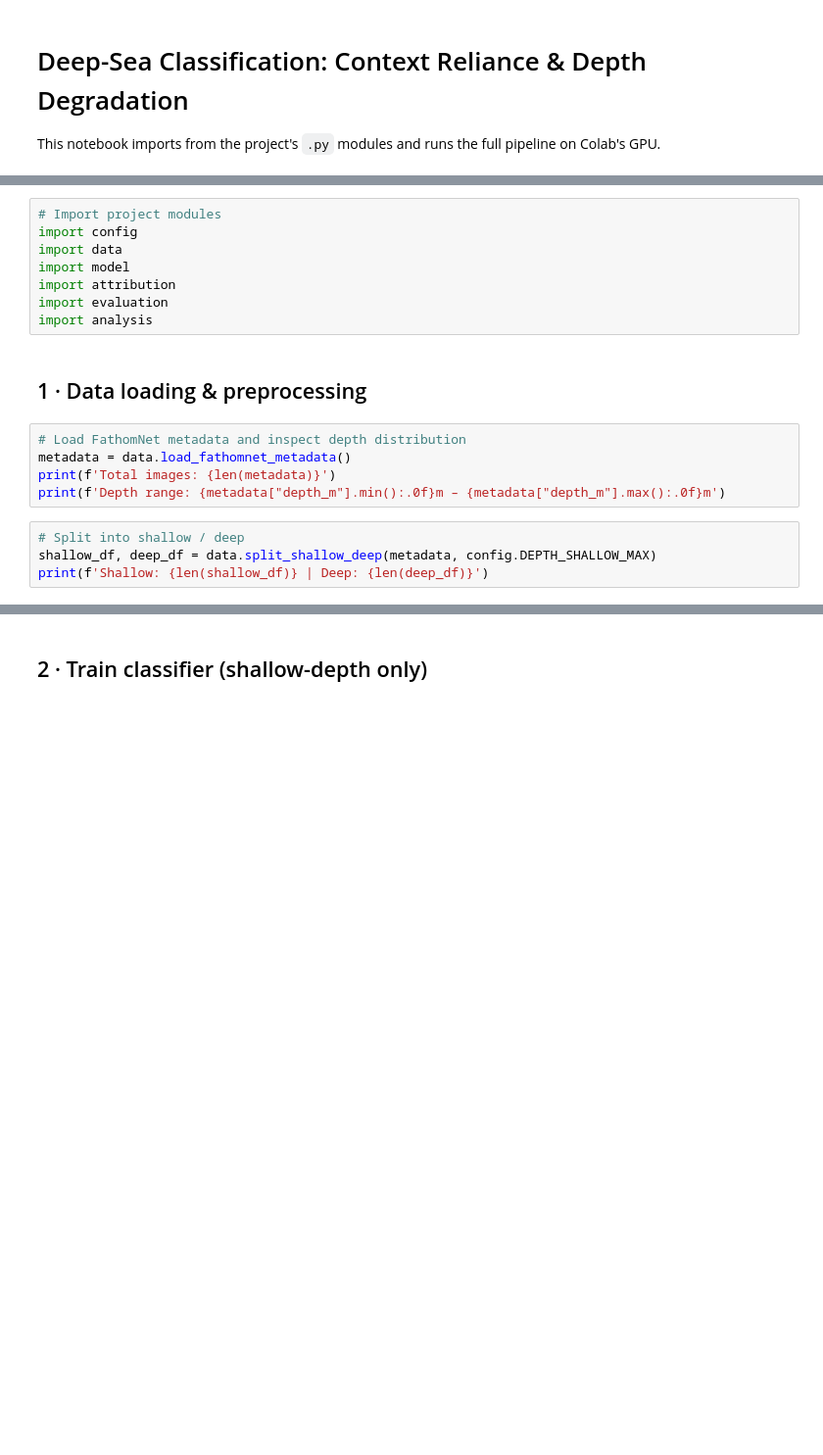
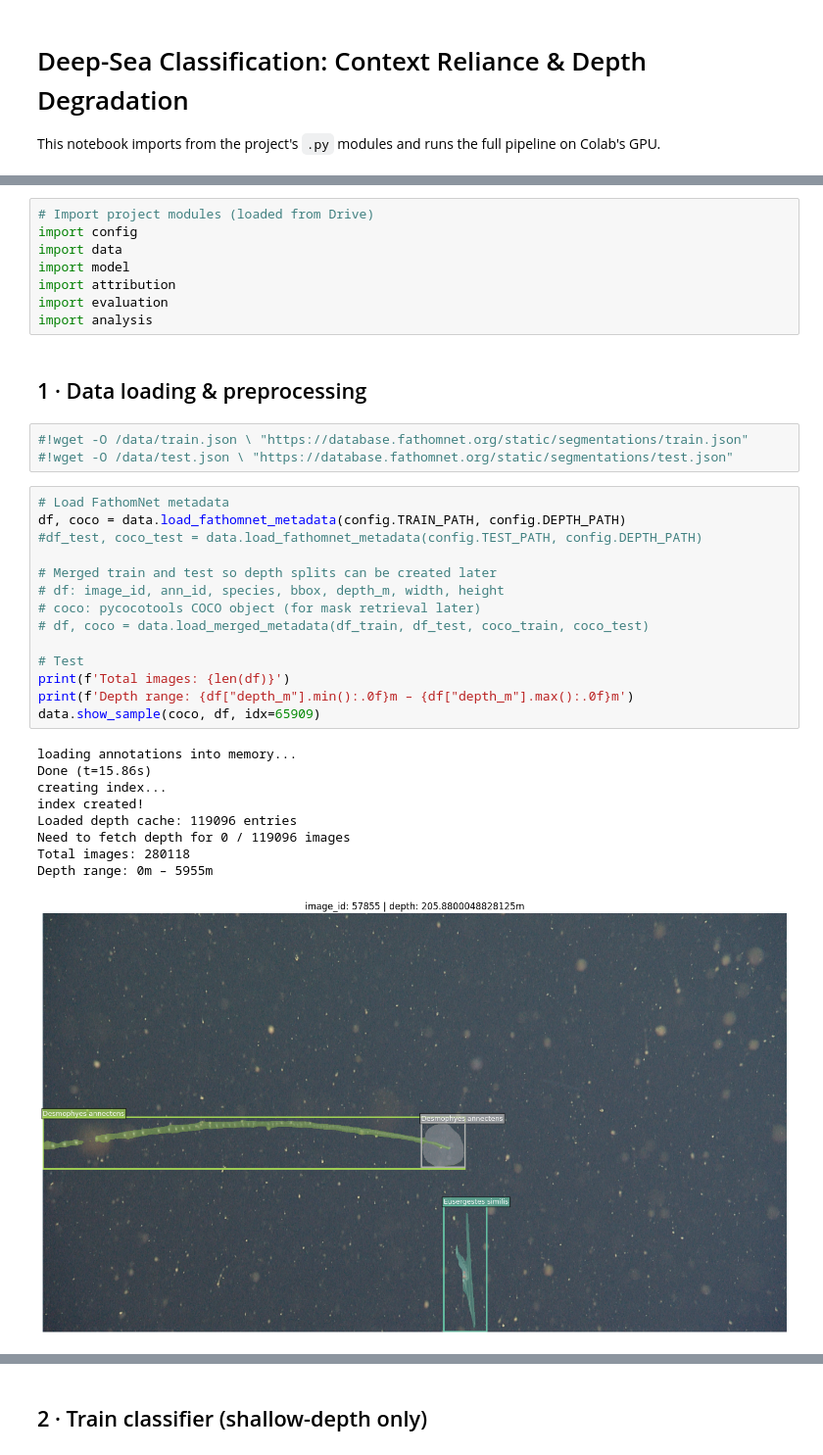
Before and after one commit to kay-asp/cv-project, a Jupyter notebook: run_pipeline.ipynb, the cells around one changed output, grey strips where cells are left out. Shown at 98% size. Drawn from its saved outputs; the diff is of its cells as text; blank space fills up the shorter version.

```diff
--- a/run_pipeline.ipynb
+++ b/run_pipeline.ipynb
@@ -22,5 +55,5 @@ print(f'Using device: {device}')
 # %%
-# Import project modules
+# Import project modules (loaded from Drive)
 import config
 import data
 import model
@@ -29,12 +62,30 @@ import evaluation
 import analysis
 # %% [markdown]
 ## 1 · Data loading & preprocessing
-# %%
-# Load FathomNet metadata and inspect depth distribution
-metadata = data.load_fathomnet_metadata()
-print(f'Total images: {len(metadata)}')
-print(f'Depth range: {metadata["depth_m"].min():.0f}m – {metadata["depth_m"].max():.0f}m')
-# %%
-# Split into shallow / deep
-shallow_df, deep_df = data.split_shallow_deep(metadata, config.DEPTH_SHALLOW_MAX)
-print(f'Shallow: {len(shallow_df)} | Deep: {len(deep_df)}')
+# %%
+#!wget -O /data/train.json \ "https://database.fathomnet.org/static/segmentations/train.json"
+#!wget -O /data/test.json \ "https://database.fathomnet.org/static/segmentations/test.json"
+# %%
+# Load FathomNet metadata
+df, coco = data.load_fathomnet_metadata(config.TRAIN_PATH, config.DEPTH_PATH)
+#df_test, coco_test = data.load_fathomnet_metadata(config.TEST_PATH, config.DEPTH_PATH)
+
+# Merged train and test so depth splits can be created later
+# df: image_id, ann_id, species, bbox, depth_m, width, height
+# coco: pycocotools COCO object (for mask retrieval later)
+# df, coco = data.load_merged_metadata(df_train, df_test, coco_train, coco_test)
+
+# Test
+print(f'Total images: {len(df)}')
+print(f'Depth range: {df["depth_m"].min():.0f}m – {df["depth_m"].max():.0f}m')
+data.show_sample(coco, df, idx=65909)
+# %% [output]
+loading annotations into memory...
+Done (t=15.86s)
+creating index...
+index created!
+Loaded depth cache: 119096 entries
+Need to fetch depth for 0 / 119096 images
+Total images: 280118
+Depth range: 0m – 5955m
+[figure, added]
```
Also changed, not shown: parts of 24 cells of this notebook, 19 other files.
